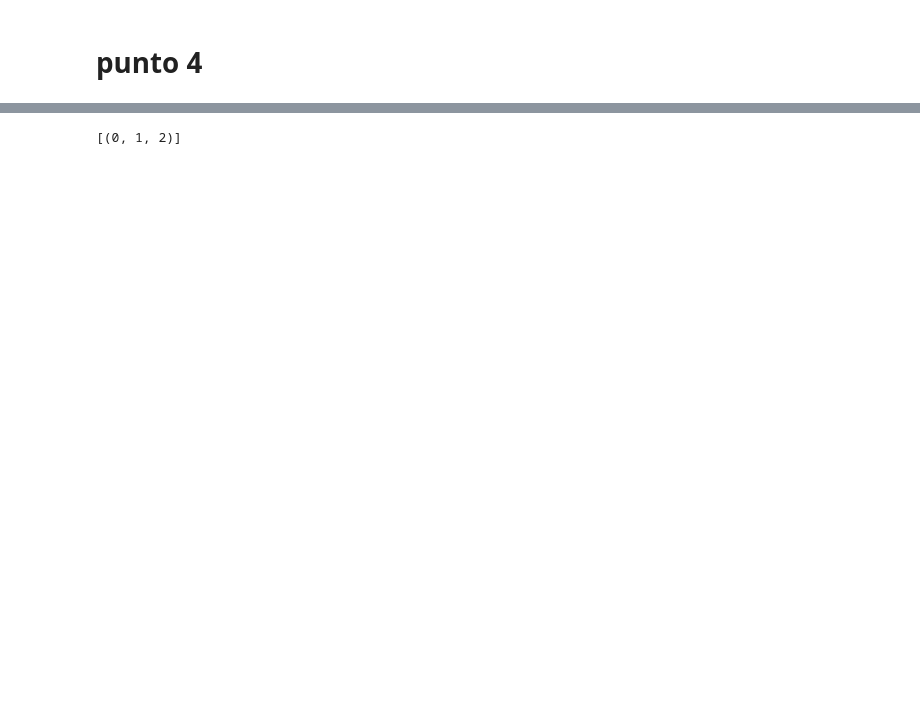
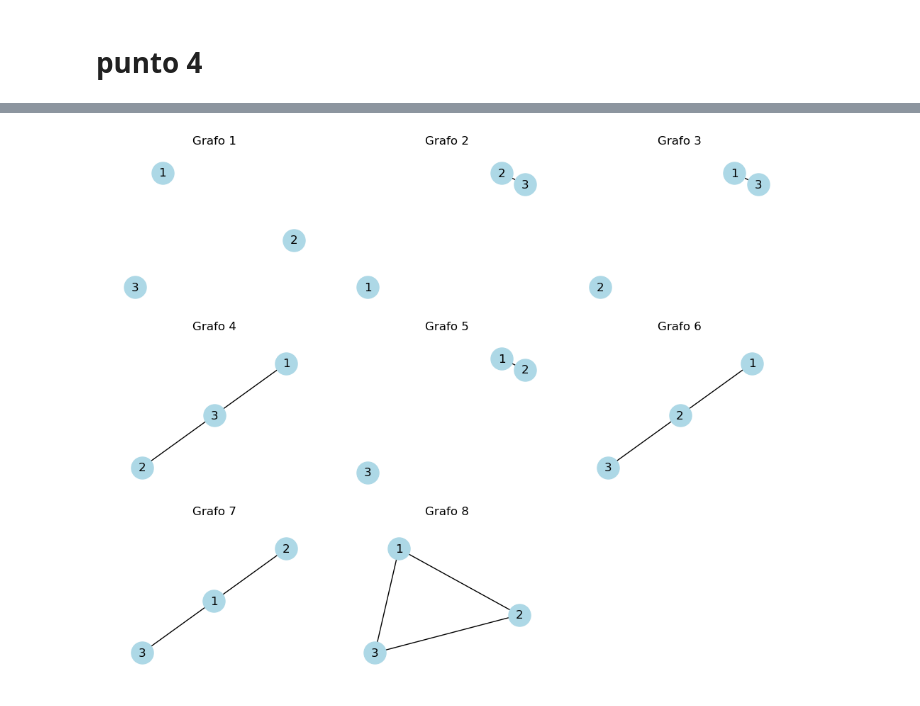
Before and after one commit to briveros23/Redes_sociales, a Jupyter notebook: notebook/Taller 1.ipynb, the cells around one changed output, grey strips where cells are left out. Drawn from its saved outputs; the diff is of its cells as text; code cells hidden in the pictures; blank space fills up the shorter version.

```diff
--- a/notebook/Taller 1.ipynb
+++ b/notebook/Taller 1.ipynb
@@ -360,4 +316,37 @@ Estados isomorfos:
-# %%
-triads
-# %% [output]
-[(0, 1, 2)]
+# %%
+import itertools
+import networkx as nx
+import matplotlib.pyplot as plt
+
+# Crear todas las combinaciones posibles de enlaces entre tres nodos
+nodes = [1, 2, 3]
+possible_edges = list(itertools.combinations(nodes, 2))
+
+# Crear y dibujar cada grafo posible
+plt.figure(figsize=(10, 8))
+for i, edges in enumerate(itertools.product([0, 1], repeat=len(possible_edges))):
+    G = nx.Graph()
+    for j, edge in enumerate(possible_edges):
+        if edges[j] == 1:
+            G.add_edge(*edge)
+    for node in nodes:
+        if node not in G.nodes():
+            G.add_node(node)
+
+    # Ajustar la posición inicial de los nodos para centrarlos más
+    pos = nx.spring_layout(G, seed=42)
+
+    plt.subplot(3, 3, i + 1)
+    nx.draw(G, pos, with_labels=True, node_color='lightblue', node_size=500, font_size=12)
+    plt.title(f"Grafo {i + 1}")
+
+    # Ajustar los márgenes
+    plt.margins(0.2)
+
+plt.tight_layout()
+plt.show()
+
+
+#
+# %% [output]
+[figure, added]
```
Also changed, not shown: parts of 12 cells of this notebook.
